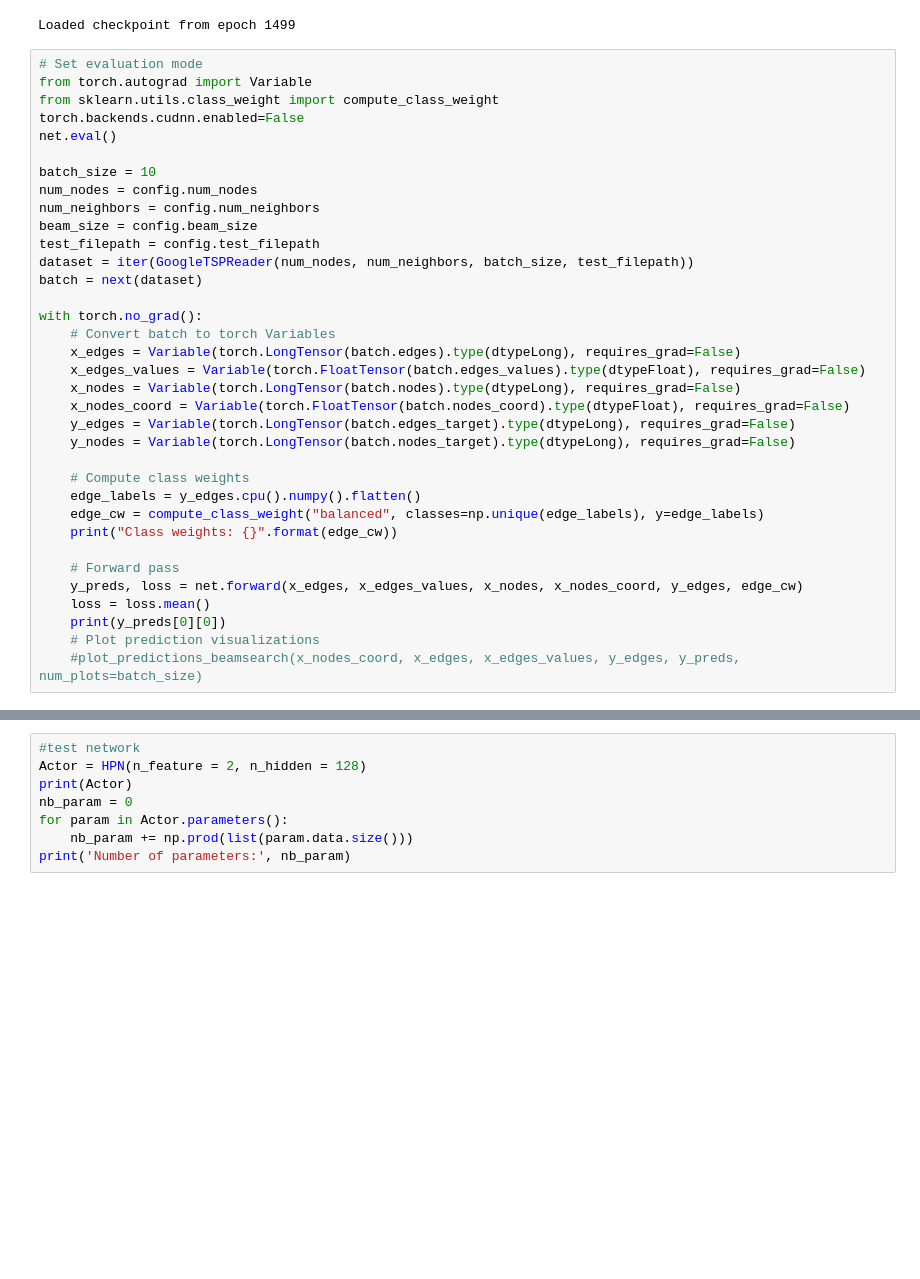
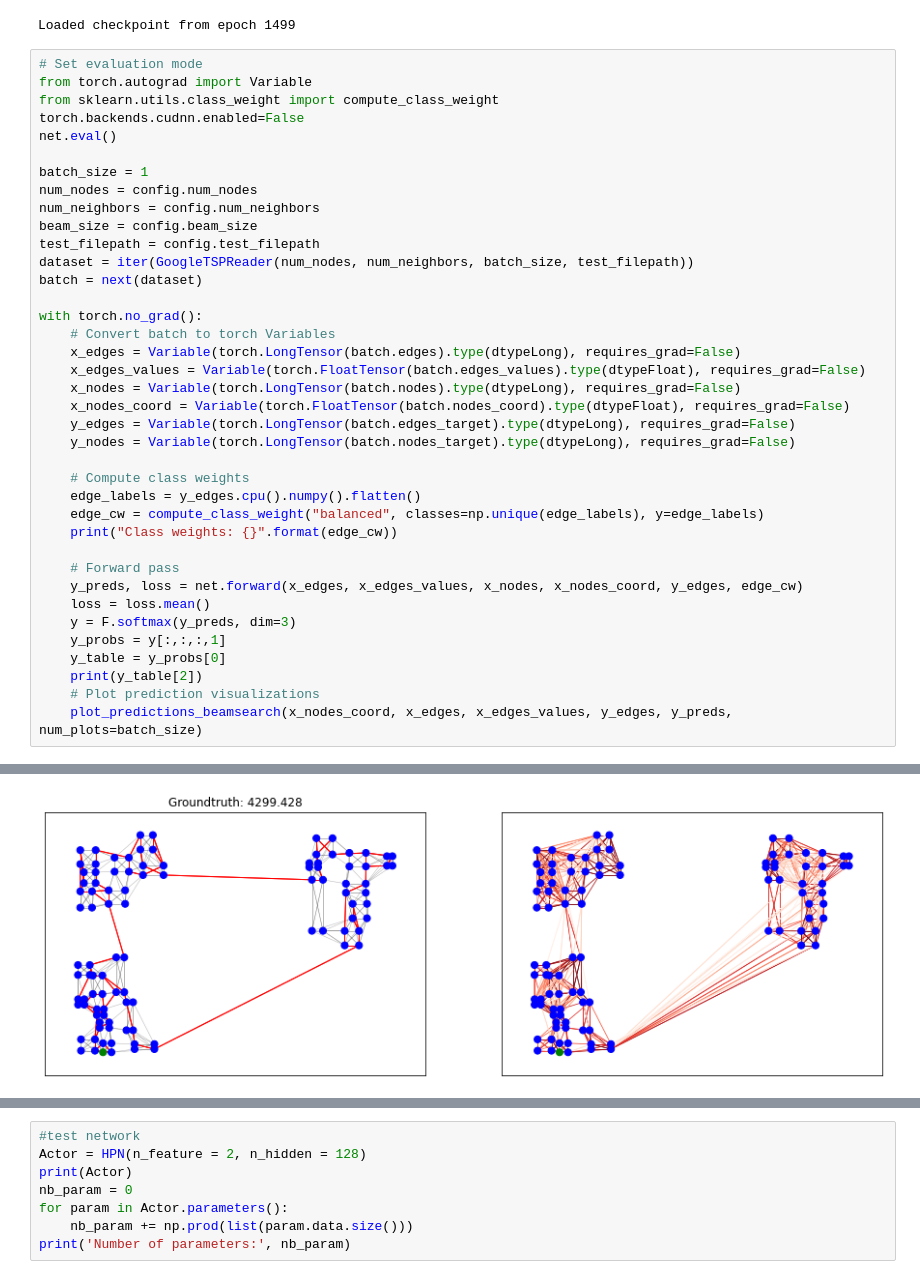
Before and after one commit to danny3125/GCN_transformer_pointer, a Jupyter notebook: single_board_hybrid/pre_train_gcn/main_training.ipynb, the cells around one changed output, grey strips where cells are left out. Saved outputs shown, nothing was run; the diff lists cells and outputs as text; blank space fills up the shorter version.

```diff
--- a/single_board_hybrid/pre_train_gcn/main_training.ipynb
+++ b/single_board_hybrid/pre_train_gcn/main_training.ipynb
@@ -93,7 +92,7 @@ from sklearn.utils.class_weight import compute_class_weight
 torch.backends.cudnn.enabled=False
 net.eval()
 
-batch_size = 10
+batch_size = 1
 num_nodes = config.num_nodes
 num_neighbors = config.num_neighbors
 beam_size = config.beam_size
@@ -118,8 +117,11 @@ with torch.no_grad():
     # Forward pass
     y_preds, loss = net.forward(x_edges, x_edges_values, x_nodes, x_nodes_coord, y_edges, edge_cw)
     loss = loss.mean()
-    print(y_preds[0][0])
+    y = F.softmax(y_preds, dim=3)
+    y_probs = y[:,:,:,1]
+    y_table = y_probs[0]
+    print(y_table[2])
     # Plot prediction visualizations
-    #plot_predictions_beamsearch(x_nodes_coord, x_edges, x_edges_values, y_edges, y_preds, num_plots=batch_size)
+    plot_predictions_beamsearch(x_nodes_coord, x_edges, x_edges_values, y_edges, y_preds, num_plots=batch_size)
 # %% [output]
 Class weights: [ 0.50818173 31.05590062]
@@ -142,3 +145,4 @@ tensor([[ 24.3365, -22.8944],
+[figure, added]
 # %%
 import math
 import numpy as np
```
Also changed, not shown: parts of 6 cells of this notebook, 1 other file.
